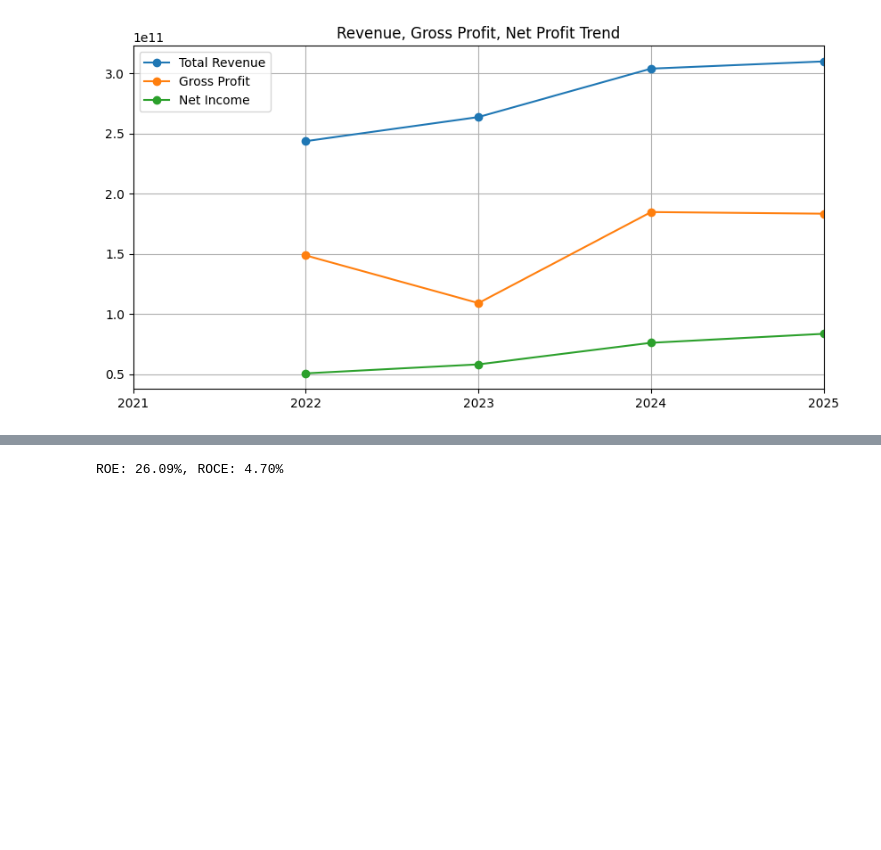
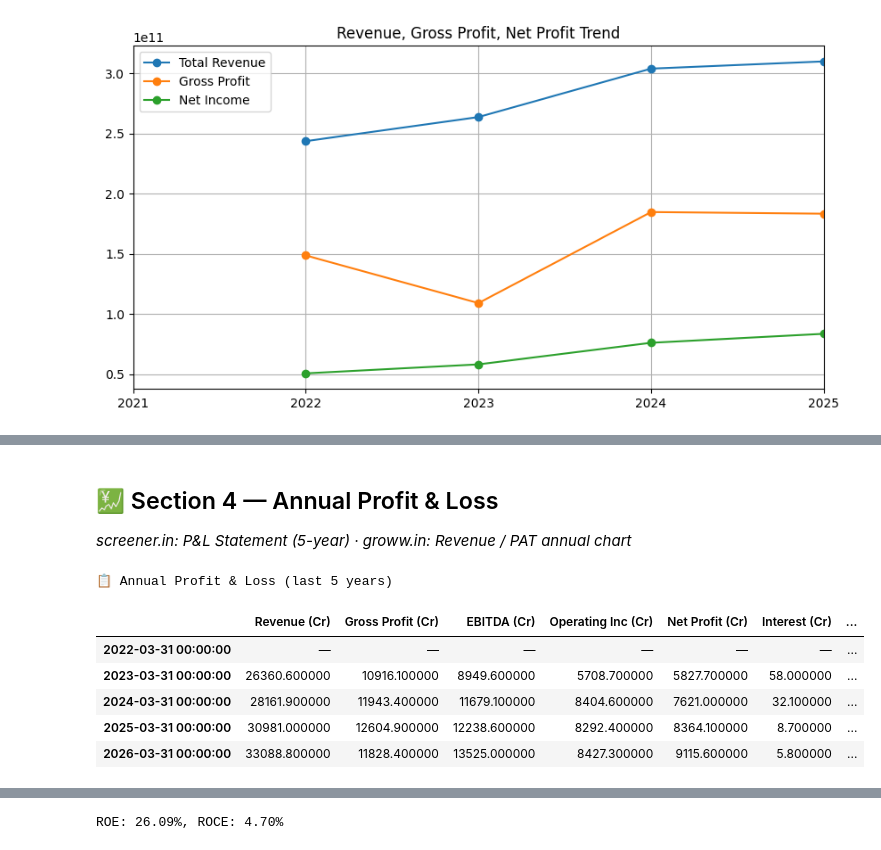
Before and after one commit to spearb0lt/SENTRAL-Multi-Spectrum-Stock-Analysis, a Jupyter notebook: screener.ipynb, the cells around one changed output, grey strips where cells are left out. Saved outputs shown, nothing was run; the diff lists cells and outputs as text; code cells hidden in the pictures; blank space fills up the shorter version.

```diff
--- a/screener.ipynb
+++ b/screener.ipynb
@@ -111,0 +468,67 @@ if 'Gross Profit' in fin and 'Total Revenue' in fin:
+# %% [markdown]
+## 💹 Section 4 — Annual Profit & Loss
+*screener.in: P&L Statement (5-year) · groww.in: Revenue / PAT annual chart*
+# %%
+# ── Annual Profit & Loss Statement ───────────────────────────────────────────
+if not fin.empty:
+    fin.index = pd.to_datetime(fin.index)
+    fin = fin.sort_index()
+
+    rev   = _safe_col(fin, "Total Revenue")
+    gp    = _safe_col(fin, "Gross Profit")
+    op    = _safe_col(fin, "Operating Income", "EBIT")
+    ebitda= _safe_col(fin, "EBITDA", "Normalized EBITDA")
+    net   = _safe_col(fin, "Net Income")
+    tax   = _safe_col(fin, "Tax Provision", "Income Tax Expense")
+    int_  = _safe_col(fin, "Interest Expense")
+    eps_d = _safe_col(fin, "Diluted EPS", "Basic EPS")
+
+    opm  = (op   / rev * 100).replace([np.inf,-np.inf], np.nan)
+    npm  = (net  / rev * 100).replace([np.inf,-np.inf], np.nan)
+    gpm  = (gp   / rev * 100).replace([np.inf,-np.inf], np.nan)
+    tax_r= (tax  / (net + tax + int_.fillna(0)).replace(0,np.nan) * 100)
+
+    pl_df = pd.DataFrame({
+        "Revenue (Cr)":      (rev   / 1e7).round(1),
+        "Gross Profit (Cr)": (gp    / 1e7).round(1),
+        "EBITDA (Cr)":       (ebitda/ 1e7).round(1),
+        "Operating Inc (Cr)":(op    / 1e7).round(1),
+        "Net Profit (Cr)":   (net   / 1e7).round(1),
+        "Interest (Cr)":     (int_  / 1e7).round(1),
+        "Tax (Cr)":          (tax   / 1e7).round(1),
+        "Gross Margin %":    gpm.round(2),
+        "OPM %":             opm.round(2),
+        "NPM %":             npm.round(2),
+        "EPS (Diluted)":     eps_d.round(2),
+    })
+    print("📋 Annual Profit & Loss (last 5 years)")
+    display(pl_df.style
+            .background_gradient(subset=["OPM %","NPM %","Gross Margin %"], cmap="RdYlGn", vmin=-5, vmax=35)
+            .format(na_rep="—"))
+
+    # Revenue + Net Profit grouped bar
+    yrs = [str(i.year) for i in pl_df.index]
+    fig_pl = make_subplots(rows=1, cols=2,
+                            subplot_titles=["Revenue & Profit (₹ Cr)", "Margin Trends (%)"])
+    fig_pl.add_trace(go.Bar(name="Revenue", x=yrs, y=pl_df["Revenue (Cr)"],
+                             marker_color="#58a6ff"), row=1, col=1)
+    fig_pl.add_trace(go.Bar(name="Net Profit", x=yrs, y=pl_df["Net Profit (Cr)"],
+                             marker_color="#4caf50"), row=1, col=1)
+    for margin, col in [("OPM %","#f9a825"),("NPM %","#ce93d8"),("Gross Margin %","#80cbc4")]:
+        if margin in pl_df:
+            fig_pl.add_trace(go.Scatter(name=margin, x=yrs, y=pl_df[margin],
+                                         mode="lines+markers", line=dict(color=col, width=2)),
+                              row=1, col=2)
+    fig_pl.update_layout(template="plotly_dark", height=380, barmode="group",
+                          title=f"{company_name} — P&L Trends", paper_bgcolor="#0d1117")
+    fig_pl.show()
+else:
+    print("⚠️ Annual financial data not available.")
+# %% [output]
+📋 Annual Profit & Loss (last 5 years)
+|  | Revenue (Cr) | Gross Profit (Cr) | EBITDA (Cr) | Operating Inc (Cr) | Net Profit (Cr) | Interest (Cr) | ... |
+| 2022-03-31 00:00:00 | — | — | — | — | — | — | ... |
+| 2023-03-31 00:00:00 | 26360.600000 | 10916.100000 | 8949.600000 | 5708.700000 | 5827.700000 | 58.000000 | ... |
+| 2024-03-31 00:00:00 | 28161.900000 | 11943.400000 | 11679.100000 | 8404.600000 | 7621.000000 | 32.100000 | ... |
+| 2025-03-31 00:00:00 | 30981.000000 | 12604.900000 | 12238.600000 | 8292.400000 | 8364.100000 | 8.700000 | ... |
+| 2026-03-31 00:00:00 | 33088.800000 | 11828.400000 | 13525.000000 | 8427.300000 | 9115.600000 | 5.800000 | ... |
```
Also changed, not shown: parts of 54 cells of this notebook, 40 other files.
